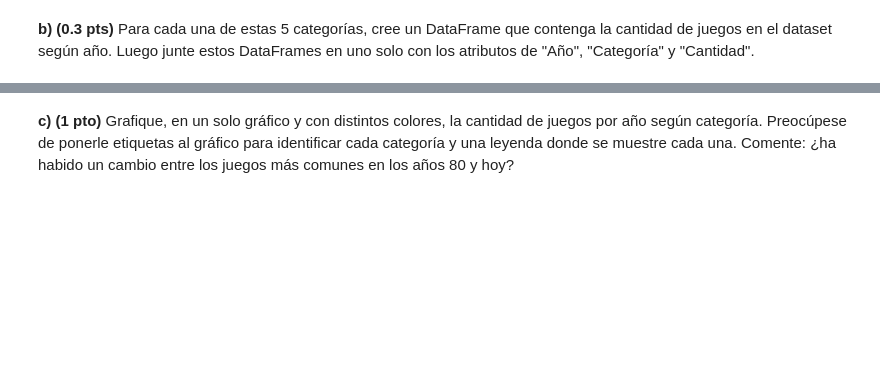
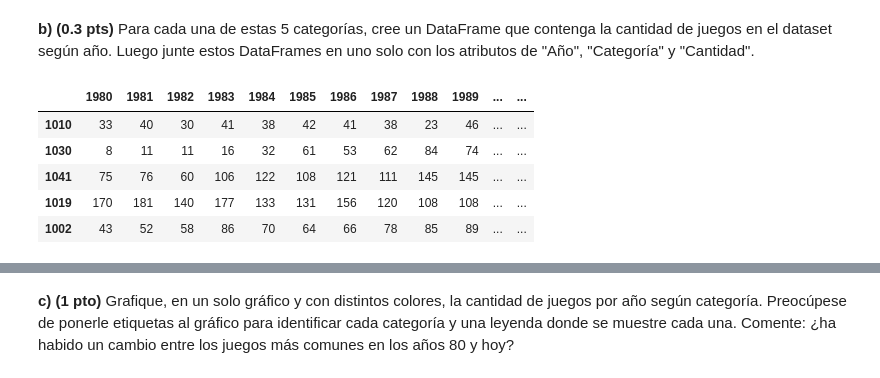
Before and after one commit to Cristobal-Lyon-Diaz/IMT2200-Cristobal-Lyon, a Jupyter notebook: Tarea 01/IMT2200-25s2 - Tarea 01.ipynb, the cells around one changed output, grey strips where cells are left out. Cells and saved outputs as stored; diff of their text form; code cells hidden in the pictures; blank space fills up the shorter version.

````diff
--- a/Tarea 01/IMT2200-25s2 - Tarea 01.ipynb
+++ b/Tarea 01/IMT2200-25s2 - Tarea 01.ipynb
@@ -317,2 +317,88 @@ for top_5 in range(5):
 # %% [markdown]
 **b) (0.3 pts)** Para cada una de estas 5 categorías, cree un DataFrame que contenga la cantidad de juegos en el dataset según año. Luego junte estos DataFrames en uno solo con los atributos de "Año", "Categoría" y "Cantidad".
+# %%
+"""
+para esta parte, saque iloc, que me permite recorrer cada fila, gracias a chatGPT
+
+
+mi prompt fue el siguiente:
+
+en pandas en un dataframe, como puedo recorrer con un for una columna y agregar un dato de otra columna pero la misma fila a una lista
+
+
+y su respuesta fue (use unicamnte una linea de lo que me dio chatGPT, pero de igual forma preferi citarlo completo para evitar falta a la integridad academica):
+
+Eso es más simple que levantarse un lunes: en Pandas, cuando recorres una columna con un `for`, el índice que usas te da acceso a la **misma fila** en las demás columnas.
+
+Ejemplo directo:
+
+```python
+import pandas as pd
+
+# DataFrame de ejemplo
+df = pd.DataFrame({
+    "col1": [10, 20, 30],
+    "col2": ["a", "b", "c"]
+})
+
+lista = []
+
+for i, valor in enumerate(df["col1"]):
+    lista.append(df["col2"].iloc[i])  # misma fila en col2
+
+print(lista)  # ['a', 'b', 'c']
+```
+
+---
+
+Otra forma (más "panda way") es usar `zip` y ahorrarte el loop cavernícola:
+
+```python
+lista = [c2 for c1, c2 in zip(df["col1"], df["col2"])]
+```
+
+O si solo te interesa una columna en función de otra, siempre está el clásico:
+
+```python
+lista = df["col2"].tolist()
+```
+
+---
+
+👉 Pregunta: ¿quieres **recorrer con condición** (ej: si `col1 > 15` entonces agregar `col2`), o simplemente copiar la otra columna a la lista sin más?
+
+
+"""
+
+
+
+nuevo_analisis = original_info_juegos.copy()[["category", "year"]]
+nuevo_analisis = nuevo_analisis[((nuevo_analisis["year"]>=1980) & (nuevo_analisis["year"]<=2025))]
+lista_categorias = {}
+
+for fila in range(len(nuevo_analisis)):
+    categorias_fila = str(nuevo_analisis["category"].iloc[fila]).split(",")
+    ano = int(nuevo_analisis["year"].iloc[fila])
+    if ano not in lista_categorias:
+         lista_categorias[ano] = {}
+    for categoria in categorias_fila:
+            if categoria in lista_categorias[ano]:
+                lista_categorias[ano][categoria] += 1
+            elif categoria in top_5_categorias:
+                    lista_categorias[ano][categoria] = 1
+
+
+
+dataframe_final = pd.DataFrame(lista_categorias)
+dataframe_final = dataframe_final[sorted(dataframe_final.columns)]
+grafico_dataframe = dataframe_final.copy()
+dataframe_final["total"] = dataframe_final.sum(axis=1)
+
+dataframe_final.sort_values("total")
+# %% [output]
+|  | 1980 | 1981 | 1982 | 1983 | 1984 | 1985 | 1986 | 1987 | 1988 | 1989 | ... | ... |
+| 1010 | 33 | 40 | 30 | 41 | 38 | 42 | 41 | 38 | 23 | 46 | ... | ... |
+| 1030 | 8 | 11 | 11 | 16 | 32 | 61 | 53 | 62 | 84 | 74 | ... | ... |
+| 1041 | 75 | 76 | 60 | 106 | 122 | 108 | 121 | 111 | 145 | 145 | ... | ... |
+| 1019 | 170 | 181 | 140 | 177 | 133 | 131 | 156 | 120 | 108 | 108 | ... | ... |
+| 1002 | 43 | 52 | 58 | 86 | 70 | 64 | 66 | 78 | 85 | 89 | ... | ... |
````
Also changed, not shown: parts of 4 cells of this notebook.
